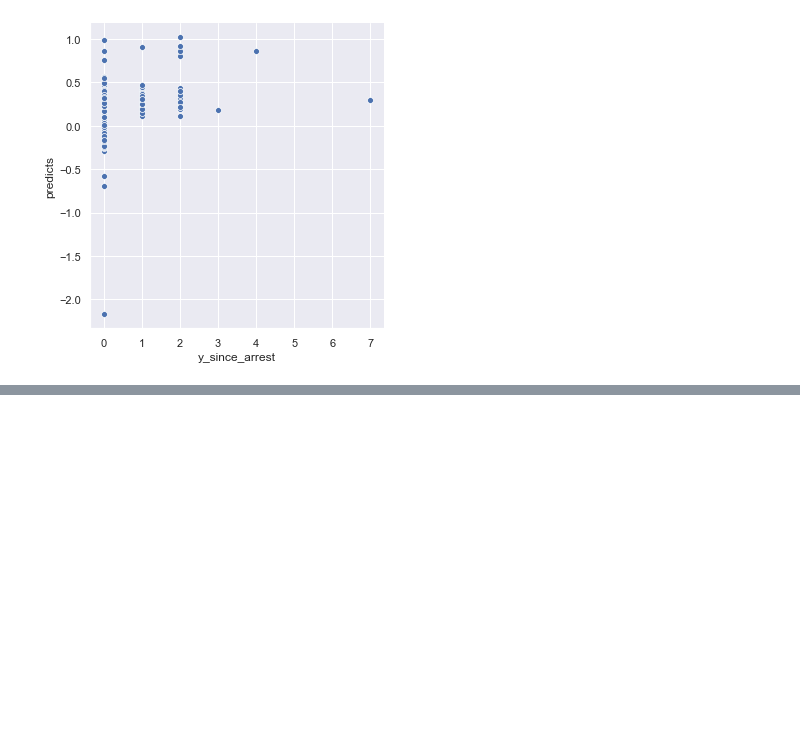
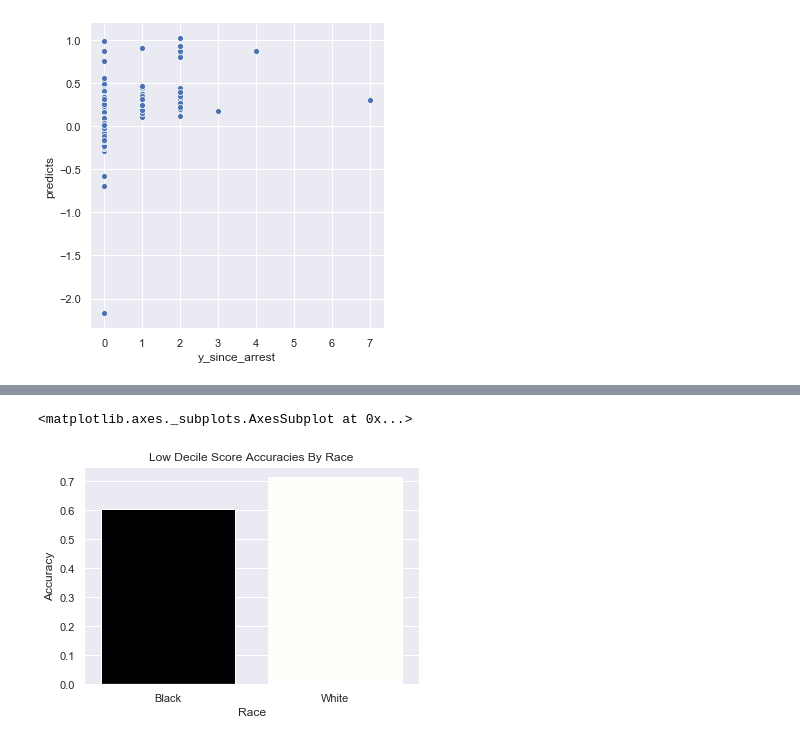
Before and after one commit to CyrusRR/iXDSCourseProject1, a Jupyter notebook: compas-analysis-master/COMPAS Hypothesis.ipynb, the cells around one changed output, grey strips where cells are left out. Drawn from its saved outputs; the diff is of its cells as text; code cells hidden in the pictures; blank space fills up the shorter version.

```diff
--- a/compas-analysis-master/COMPAS Hypothesis.ipynb
+++ b/compas-analysis-master/COMPAS Hypothesis.ipynb
@@ -1182,0 +1482,11 @@ display_results(results)
+# %%
+colors = [ "#000005","#FFFFF9" ]
+customPalette = sns.set_palette(sns.color_palette(colors))
+sns.set_palette(sns.color_palette(colors))
+
+fig = sns.barplot(data = df,x = "Race", y= "Accuracy", palette=customPalette)
+fig.set(xlabel='Race', ylabel='Accuracy', Title = "Low Decile Score Accuracies By Race")
+fig
+# %% [output]
+<matplotlib.axes._subplots.AxesSubplot at 0x...>
+[figure, added]
```
Also changed, not shown: parts of 70 cells of this notebook.
